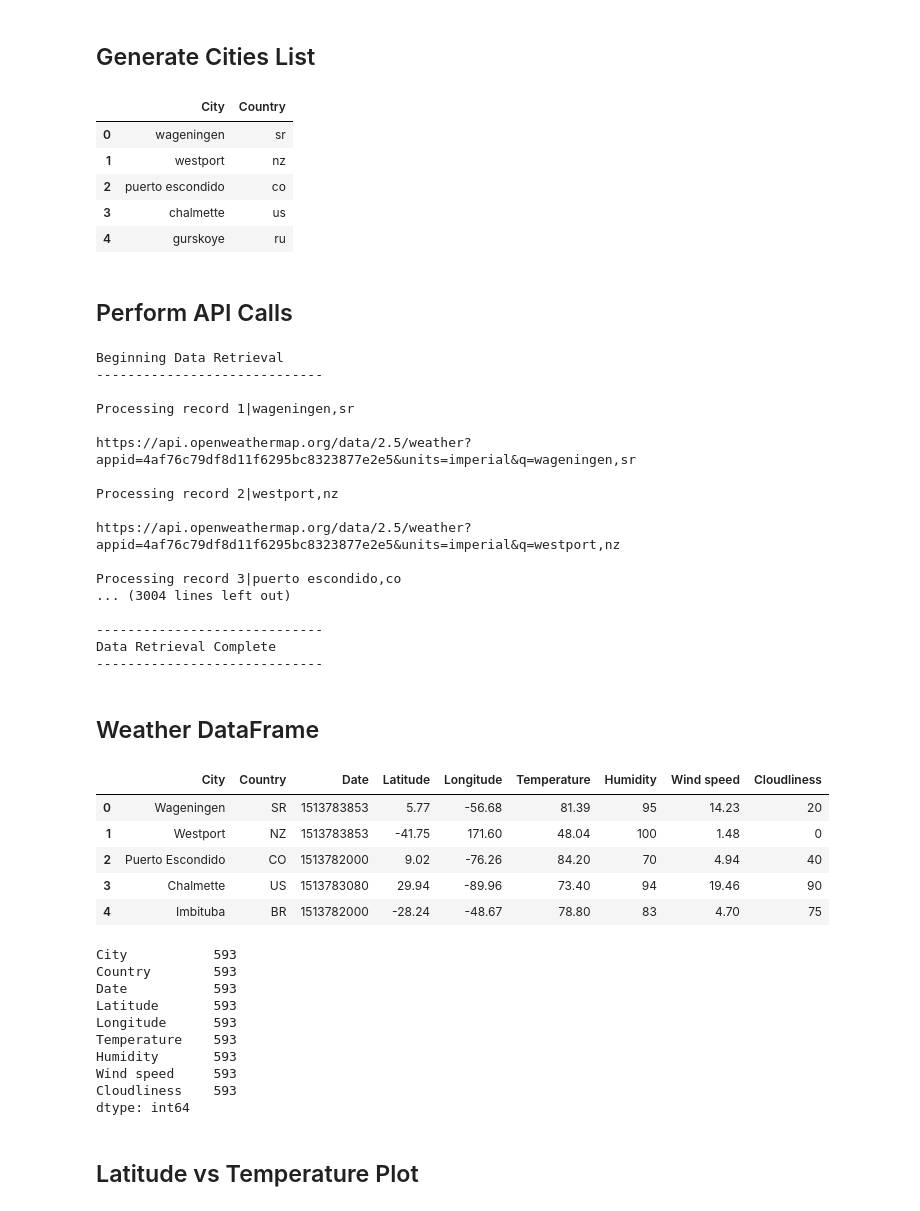
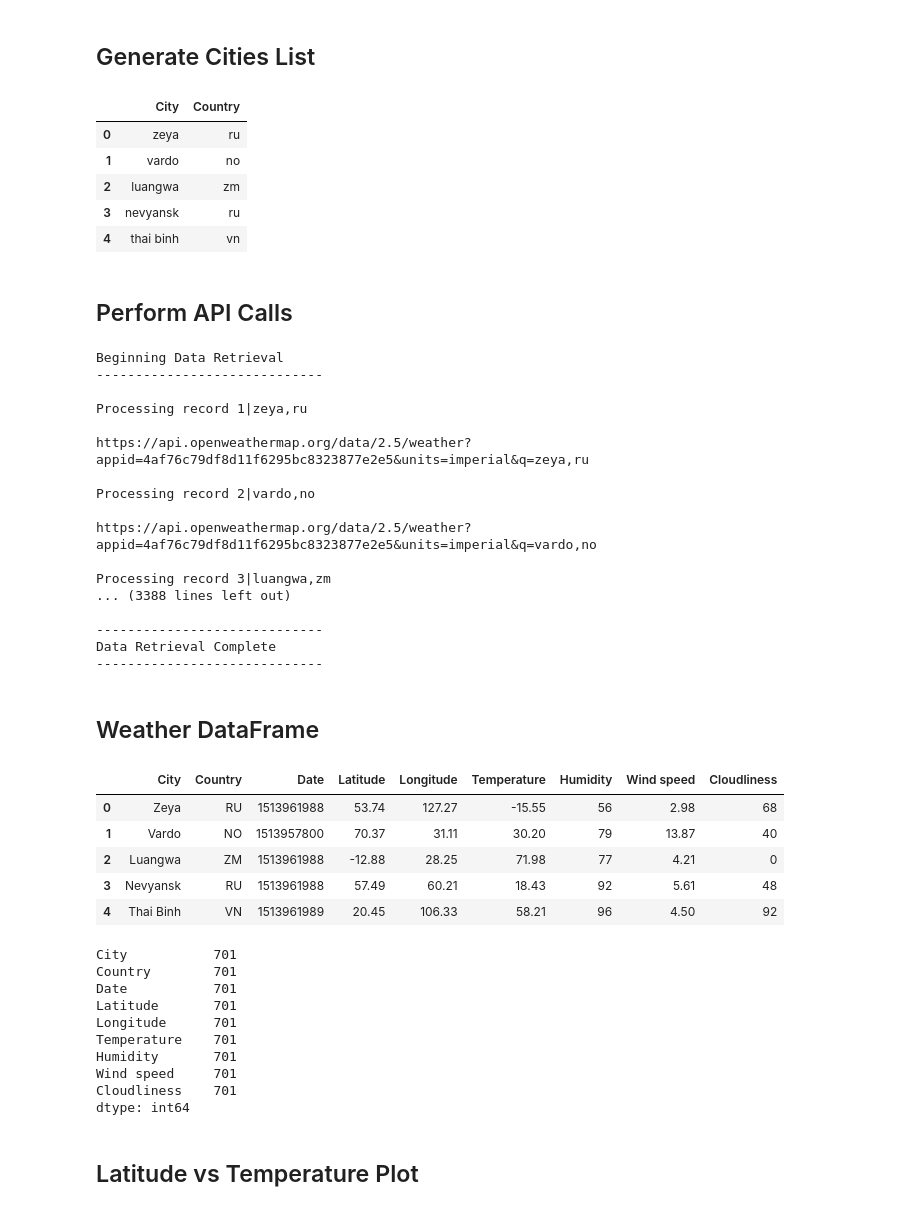
Before and after one commit to AiyanaLizMathew/WeatherPy, a Jupyter notebook: WeatherPy.ipynb, the cells around one changed output. Cells and saved outputs as stored; diff of their text form; code cells hidden in the pictures.

```diff
--- a/WeatherPy.ipynb
+++ b/WeatherPy.ipynb
@@ -30,48 +30,47 @@ settings = {"units": "imperial", "appid": api_key}
 # %% [markdown]
 ## Generate Cities List
 # %%
-
 # Latitude ranges from -90 to 90 and Longitude ranges from -180 to 180
 lat = list(np.arange(-90,90.01,0.01))
 long = list(np.arange(-180,180.01,0.01))
 
 # Setting Latitude and Longitude to ramdomly pick co-ordinates.
-lat_samples=random.sample(lat,2000)
-long_samples=random.sample(long,2000)
+lat_samples=random.sample(lat,2500)
+long_samples=random.sample(long,2500)
 
 # Creating a dataframe from the randomly sample Latitude and Longitude
 cities_DF=pd.DataFrame({"Latitude":lat_samples,"Longitude":long_samples})
 
 #Creating new columns City and Country for storing the details corresponding to the co-ordinates
 cities_DF["City"]=""
 cities_DF["Country"]=""
 
 # Finding the city and the country code corresponding to the Latitude and Longitude
 for index,row in cities_DF.iterrows():
     city=citipy.nearest_city(row["Latitude"], row["Longitude"])
     cities_DF.set_value(index, "City", city.city_name)
     cities_DF.set_value(index, "Country", city.country_code)
 
 # Dropping the Latitude and Longitude as they are values of the nearest city and not the excat co-ordinates of the city
 cities_DF=cities_DF.drop(cities_DF.columns[[0, 1]], axis=1)
 
 # Deleting duplicate values from the list of cities and keeping only the first
 cities_DF=cities_DF.drop_duplicates(['City'], keep='first')
 
-# Randomly sampling a list of 700 cities
-cities_DF=cities_DF.sample(n=700)
+# Randomly sampling a list of 800 cities
+cities_DF=cities_DF.sample(n=800)
 
 # Resetting the index of the cities list
 cities_DF=cities_DF.reset_index(drop=True)
 
 cities_DF.head()
 # %% [output]
 |  | City | Country |
-| 0 | wageningen | sr |
-| 1 | westport | nz |
-| 2 | puerto escondido | co |
-| 3 | chalmette | us |
-| 4 | gurskoye | ru |
+| 0 | zeya | ru |
+| 1 | vardo | no |
+| 2 | luangwa | zm |
+| 3 | nevyansk | ru |
+| 4 | thai binh | vn |
 # %% [markdown]
 ## Perform API Calls
 # %%
@@ -97,16 +96,16 @@ print("\n-----------------------------\nData Retrieval Complete\n---------------
 Beginning Data Retrieval
 -----------------------------
 
-Processing record 1|wageningen,sr
+Processing record 1|zeya,ru
 
-https://api.openweathermap.org/data/2.5/weather?appid=4af76c79df8d11f6295bc8323877e2e5&units=imperial&q=wageningen,sr
+https://api.openweathermap.org/data/2.5/weather?appid=4af76c79df8d11f6295bc8323877e2e5&units=imperial&q=zeya,ru
 
-Processing record 2|westport,nz
+Processing record 2|vardo,no
 
-https://api.openweathermap.org/data/2.5/weather?appid=4af76c79df8d11f6295bc8323877e2e5&units=imperial&q=westport,nz
+https://api.openweathermap.org/data/2.5/weather?appid=4af76c79df8d11f6295bc8323877e2e5&units=imperial&q=vardo,no
 
-Processing record 3|puerto escondido,co
-... (3004 lines left out)
+Processing record 3|luangwa,zm
+... (3388 lines left out)
 
 -----------------------------
 Data Retrieval Complete
@@ -125,26 +124,26 @@ weather_data = pd.DataFrame(data, columns=column_names)
 weather_data.head()
 # %% [output]
 |  | City | Country | Date | Latitude | Longitude | Temperature | Humidity | Wind speed | Cloudliness |
-| 0 | Wageningen | SR | 1513783853 | 5.77 | -56.68 | 81.39 | 95 | 14.23 | 20 |
-| 1 | Westport | NZ | 1513783853 | -41.75 | 171.60 | 48.04 | 100 | 1.48 | 0 |
-| 2 | Puerto Escondido | CO | 1513782000 | 9.02 | -76.26 | 84.20 | 70 | 4.94 | 40 |
-| 3 | Chalmette | US | 1513783080 | 29.94 | -89.96 | 73.40 | 94 | 19.46 | 90 |
-| 4 | Imbituba | BR | 1513782000 | -28.24 | -48.67 | 78.80 | 83 | 4.70 | 75 |
+| 0 | Zeya | RU | 1513961988 | 53.74 | 127.27 | -15.55 | 56 | 2.98 | 68 |
+| 1 | Vardo | NO | 1513957800 | 70.37 | 31.11 | 30.20 | 79 | 13.87 | 40 |
+| 2 | Luangwa | ZM | 1513961988 | -12.88 | 28.25 | 71.98 | 77 | 4.21 | 0 |
+| 3 | Nevyansk | RU | 1513961988 | 57.49 | 60.21 | 18.43 | 92 | 5.61 | 48 |
+| 4 | Thai Binh | VN | 1513961989 | 20.45 | 106.33 | 58.21 | 96 | 4.50 | 92 |
 # %%
-#Save the result to a csv file
+# Save the result to a csv file
 weather_data.to_csv("Output/Weather_Data.csv")
 # Count of the data in the dataframe
 weather_data.count()
 # %% [output]
-City           593
-Country        593
-Date           593
-Latitude       593
-Longitude      593
-Temperature    593
-Humidity       593
-Wind speed     593
-Cloudliness    593
+City           701
+Country        701
+Date           701
+Latitude       701
+Longitude      701
+Temperature    701
+Humidity       701
+Wind speed     701
+Cloudliness    701
 dtype: int64
 # %% [markdown]
 ## Latitude vs Temperature Plot
```
Also changed, not shown: parts of 6 cells of this notebook, 14 other files.
